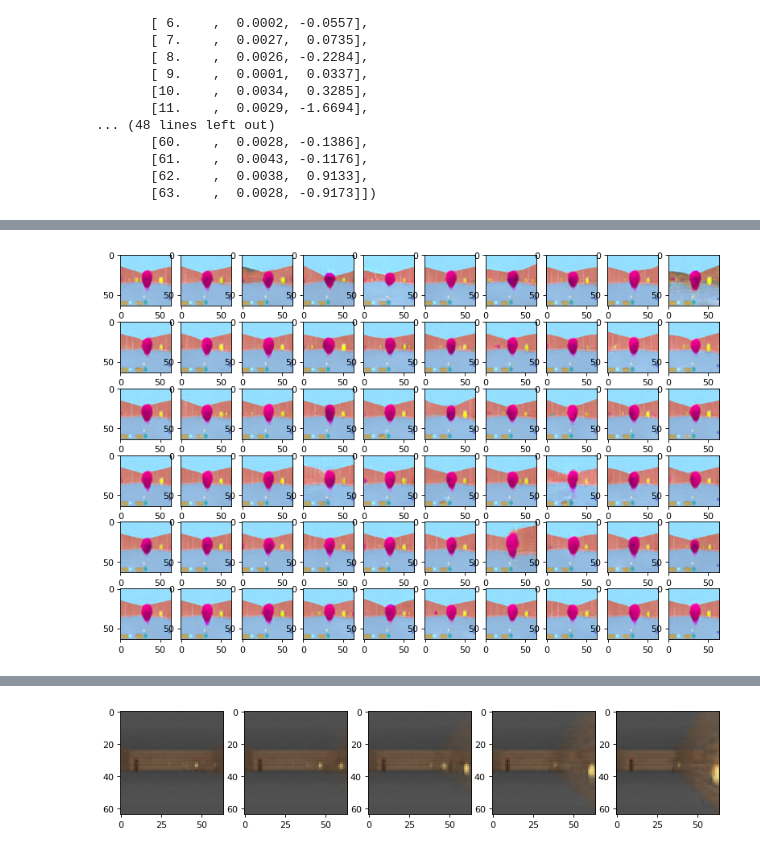
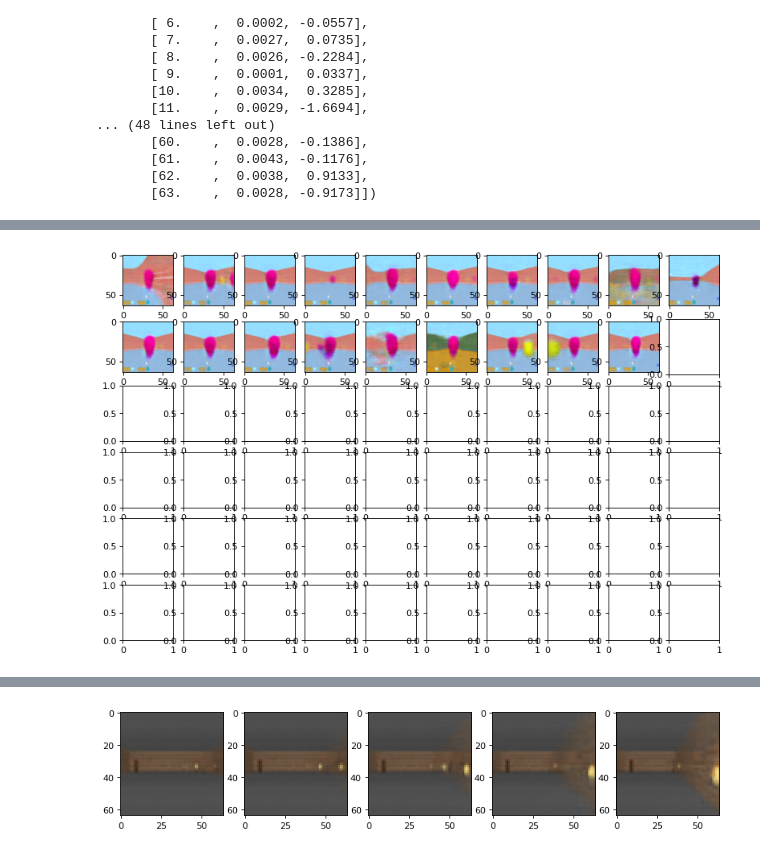
Before and after one commit to beeperman/WorldModelsExperiments, a Jupyter notebook: objects/test_vision.ipynb, the cells around one changed output, grey strips where cells are left out. Cells and saved outputs as stored; diff of their text form; code cells hidden in the pictures.

```diff
--- a/objects/test_vision.ipynb
+++ b/objects/test_vision.ipynb
@@ -121,37 +121,37 @@ array([[ 0.    ,  0.0045, -2.0574],
 #z[0][17] = -0.27
 #i = 1
 base = 0
-vae.load_json(os.path.join(model_path_name, 'b0.005_20.json'))
+vae.load_json(os.path.join(model_path_name, 'b0.5_21.json'))
 batch_z = vae.encode(frame)
 bb = [vae.encode(frame) for i in range(50)]
 vv = np.var(bb, axis=0)[0]
 tt = np.array([(i, vv[i], batch_z[0][i]) for i in range(len(vv)) if vv[i]<0.5])
 
 index = np.array(tt[:,0],dtype=int)
 init_value = tt[:,2]
 
 y = 6; x = 10
 fig, ax = plt.subplots(y,x, figsize=(12,8), dpi=80)
 def update(i):
     label = 'timestep {0}'.format(i)
     # Update the line and the axes (with a new xlabel). Return a tuple of
     # "artists" that have to be redrawn for this frame.
     for j in range(base, base + min([len(index), x * y])):
         z = np.copy(batch_z)
         #z = np.zeros_like(batch_z)
         #z[0][index[j]] = init_value[j] + (i - 0) * 0.1
         z[0][index[j]] += i * 0.2
         ax[j//x, j%x].imshow(vae.decode(z)[0])
     return fig, ax
 
 #reconstruct = vae.decode(z)
 #plt.imshow(reconstruct[0])
 anim = FuncAnimation(fig, update, frames=np.arange(-15, 16), interval=100)
 #plt.show()
 HTML(anim.to_html5_video())
 # %% [output]
 [interactive output not drawn]
-[figure, old version]
+[figure, new version]
 # %%
 # show reconstruction #0bqckground 4blast- 8fireballontheleft 14fireballdist+ 17pos- 18background 23background 43background
 # 55back+blast- 62back 63back
```
Also changed, not shown: parts of 3 cells of this notebook, 3 other files.
